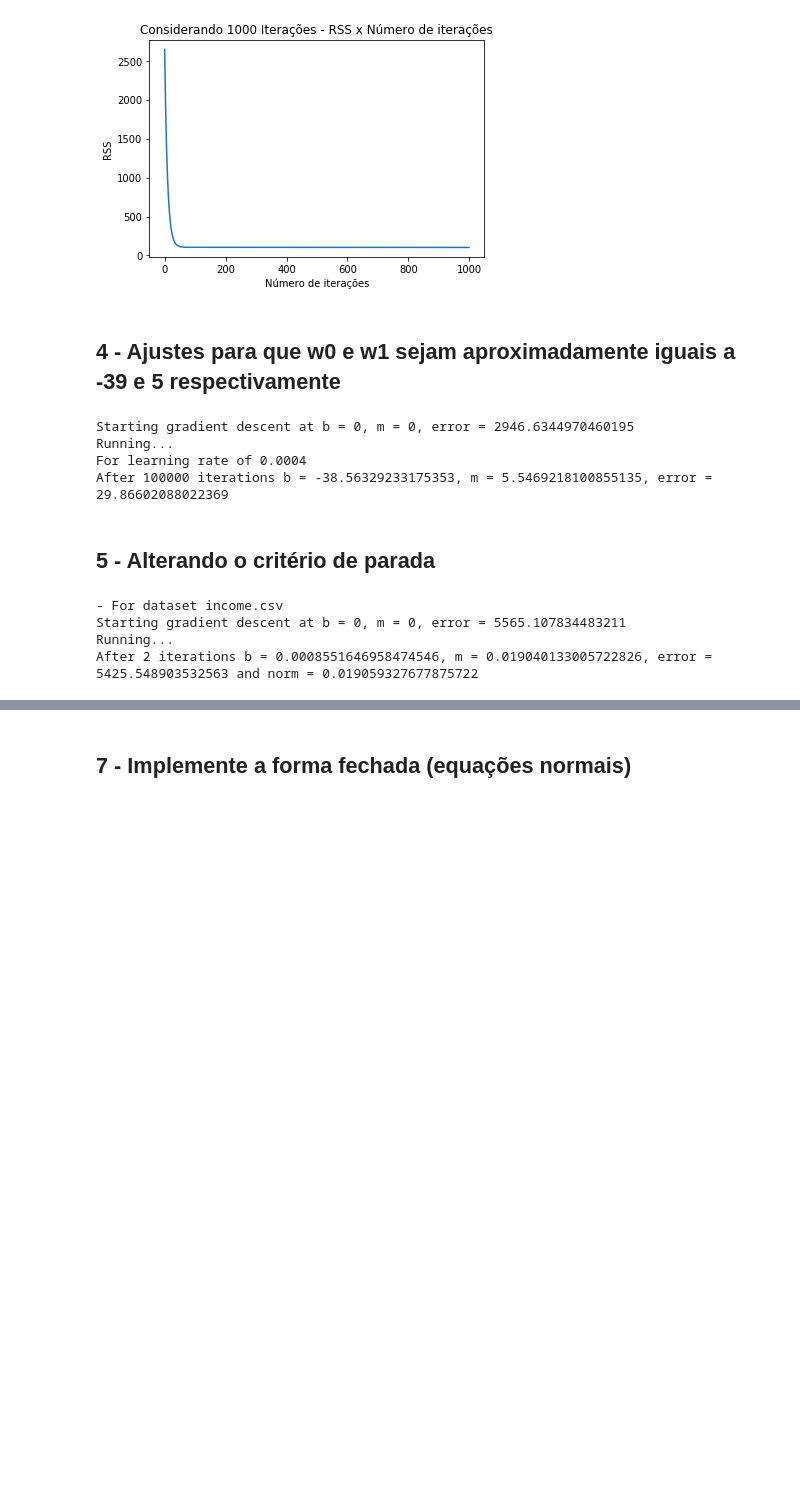
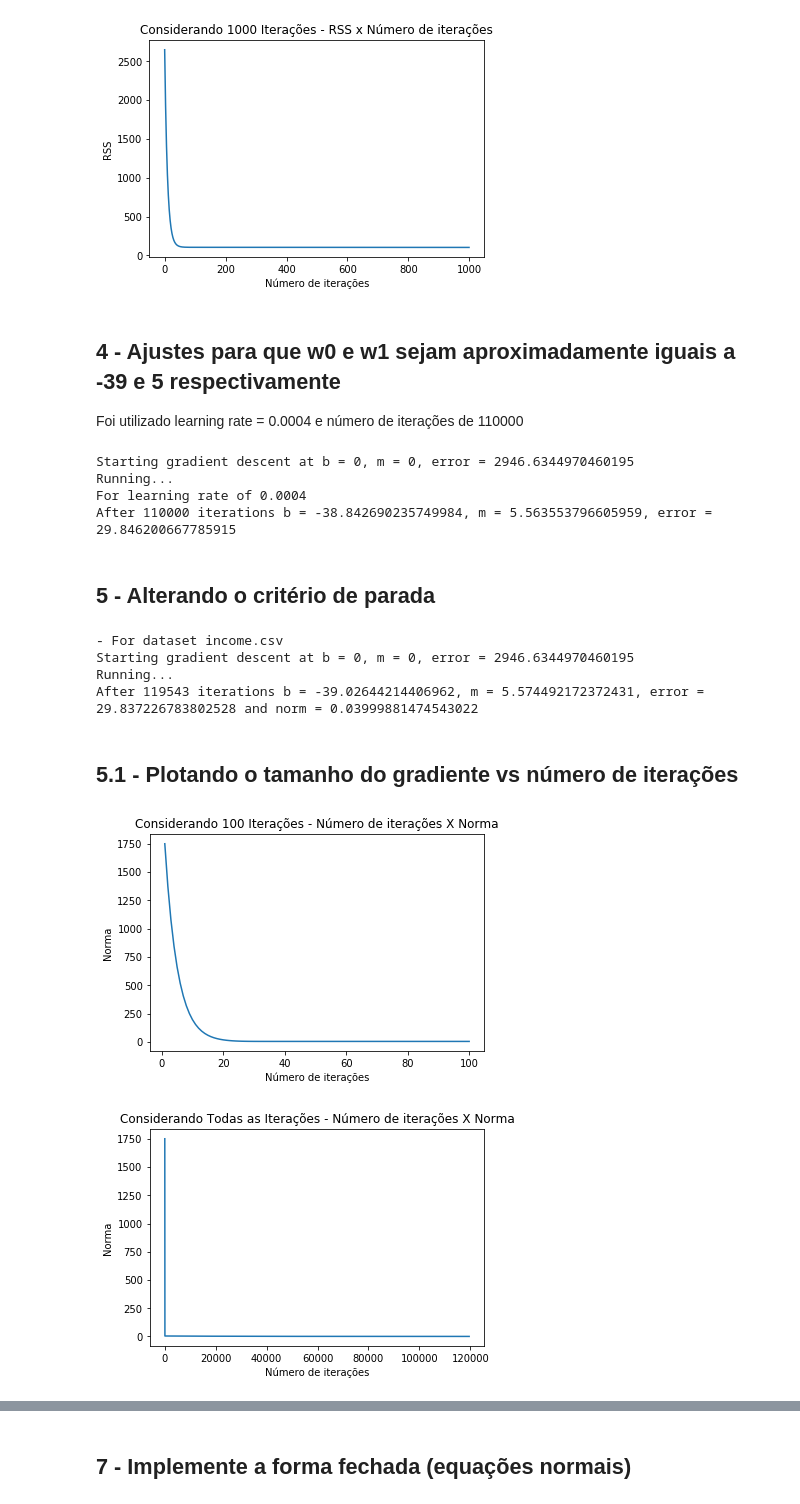
Before and after one commit to Lorenaps/aprendizagem-maquina, a Jupyter notebook: regressao_linear/regressao_linear.ipynb, the cells around one changed output, grey strips where cells are left out. Drawn from its saved outputs; the diff is of its cells as text; code cells hidden in the pictures; blank space fills up the shorter version.

```diff
--- a/regressao_linear/regressao_linear.ipynb
+++ b/regressao_linear/regressao_linear.ipynb
@@ -284,6 +284,7 @@ plt.show()
 [figure]
 # %% [markdown]
 ## 4 - Ajustes para que w0 e w1 sejam aproximadamente iguais a -39 e 5 respectivamente
+Foi utilizado learning rate = 0.0004 e número de iterações de 110000
 # %%
 import numpy as np
 
@@ -342,7 +343,7 @@ def run():
     # Valor esperado 5
     initial_m = 0
 
-    num_iterations = 100000
+    num_iterations = 110000
 
     print("Starting gradient descent at b = {0}, m = {1}, error = {2}".
             format(initial_b, initial_m,
@@ -363,7 +364,7 @@ if __name__ == '__main__':
 Starting gradient descent at b = 0, m = 0, error = 2946.6344970460195
 Running...
 For learning rate of 0.0004
-After 100000 iterations b = -38.56329233175353, m = 5.5469218100855135, error = 29.86602088022369
+After 110000 iterations b = -38.842690235749984, m = 5.563553796605959, error = 29.846200667785915
 # %% [markdown]
 ## 5 - Alterando o critério de parada
 # %%
@@ -392,12 +393,14 @@ def step_gradient(current_b, current_m, points, learning_rate):
         b_gradient += -(2 / N) * (y - ((current_m * x) + current_b))
         m_gradient += -(2 / N) * x * (y - ((current_m * x) + current_b))
 
+    norm = math.sqrt(b_gradient**2 + m_gradient**2)
+
     new_b = current_b - (learning_rate * b_gradient)
 
     new_m = current_m - (learning_rate * m_gradient)
 
 
-    return [new_b, new_m]
+    return [new_b, new_m, norm]
 
 def gradient_descent_runner(points, learning_rate, starting_b, starting_m):
     b = starting_b
@@ -407,17 +410,16 @@ def gradient_descent_runner(points, learning_rate, starting_b, starting_m):
     iterations = 0
     norm = 10
 
-    while(norm > 0.18):
+    while(norm > 0.04):
         iterations += 1
-        b, m = step_gradient(b, m, np.array(points), learning_rate)
-        norm = math.sqrt(b**2 + m**2)
+        b, m, norm = step_gradient(b, m, np.array(points), learning_rate)
         iterations_norm.append([iterations, norm])
 
     np.savetxt("../datasets/iterations_norm.csv", iterations_norm, delimiter=",", fmt='%i,%10.6f')
     return [b, m, iterations, norm]
 
 def run():
-    points = np.genfromtxt('../datasets/data.csv', delimiter=',')
+    points = np.genfromtxt('../datasets/income.csv', delimiter=',')
 
     learning_rate = 0.0004
 
@@ -447,6 +449,38 @@ if __name__ == '__main__':
     run()
 # %% [output]
 - For dataset income.csv
-Starting gradient descent at b = 0, m = 0, error = 5565.107834483211
+Starting gradient descent at b = 0, m = 0, error = 2946.6344970460195
 Running...
-After 2 iterations b = 0.0008551646958474546, m = 0.019040133005722826, error = 5425.548903532563 and norm = 0.019059327677875722
+After 119543 iterations b = -39.02644214406962, m = 5.574492172372431, error = 29.837226783802528 and norm = 0.03999881474543022
+# %% [markdown]
+## 5.1 - Plotando o tamanho do gradiente vs número de iterações
+# %%
+import matplotlib.pyplot as plt
+%matplotlib inline
+
+
+import numpy as np
+
+iterations_norm = np.genfromtxt("../datasets/iterations_norm.csv", delimiter=",", dtype=None)
+
+x = []
+y = []
+
+for i in iterations_norm:
+    x.append(i[0])
+    y.append(i[1])
+
+plt.plot(x[:100], y[:100])
+plt.title('Considerando 100 Iterações - Número de iterações X Norma')
+plt.xlabel('Número de iterações')
+plt.ylabel('Norma')
+plt.show()
+
+plt.plot(x[:], y[:])
+plt.title('Considerando Todas as Iterações - Número de iterações X Norma')
+plt.xlabel('Número de iterações')
+plt.ylabel('Norma')
+plt.show()
+# %% [output]
+[figure, added]
+[figure, added]
```
Also changed, not shown: parts of 2 cells of this notebook.
